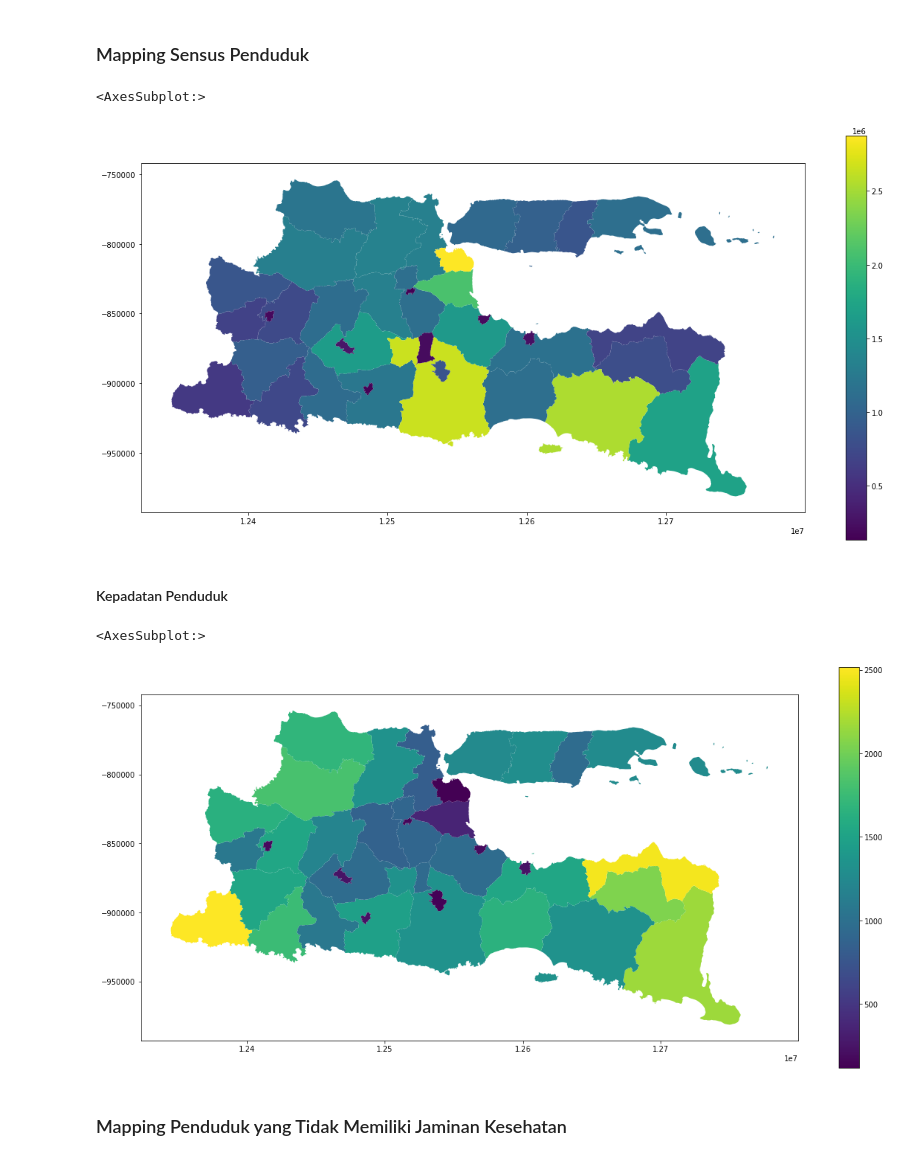
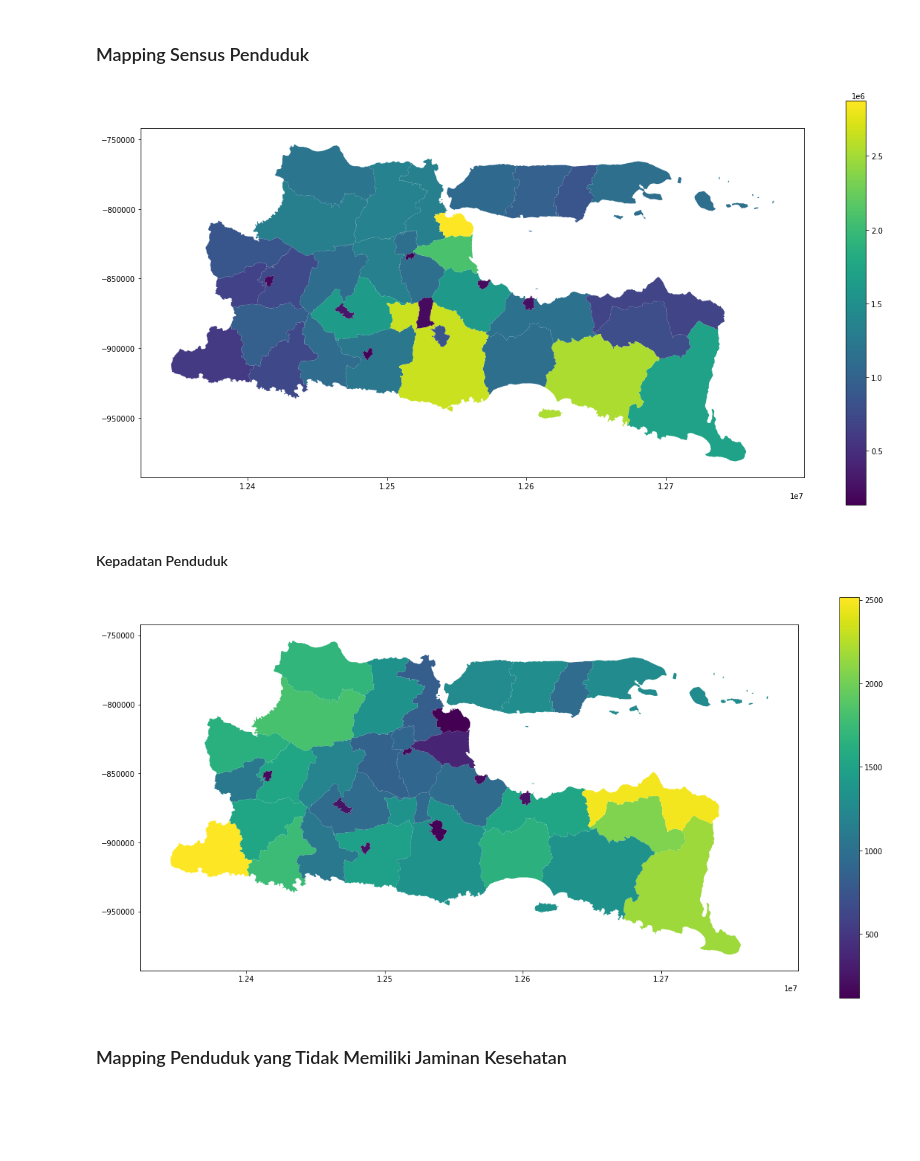
Before and after one commit to azamaulanaaa/jatim-on-data, a Jupyter notebook: Spatial Analysis.ipynb, the cells around one changed output. Drawn from its saved outputs; the diff is of its cells as text; code cells hidden in the pictures; blank space fills up the shorter version.

```diff
--- a/Spatial Analysis.ipynb
+++ b/Spatial Analysis.ipynb
@@ -37,6 +38,13 @@ import matplotlib.pyplot as plt
 # %%
 gdf = gpd.read_file(
-    filename = './data bersih/kabupaten dan kota di jawa timur.gpkg',
+    filename = pyunduh.Default(
+        "{}/sample data/kabupaten dan kota di jawa timur.gpkg".format(REPO),
+    ),
+).to_crs(
+    epsg = 3857,
+).sort_values(
+    by = ["Tingkat", "Wilayah"],
+    ignore_index = True,
 )
-gdf.head()
+gdf.info()
 # %% [output]
@@ -77,9 +145,14 @@ df_jakes_p.head()
 # %% [markdown]
 ### Sensus Penduduk
 # %%
-df_sensus = pd.read_csv(
-    filepath_or_buffer = "./data bersih/sensus penduduk.csv",
+dfSensus = pd.read_csv(
+    filepath_or_buffer = pyunduh.Default(
+        "{}/sample data/sensus penduduk.csv".format(REPO),
+    ),
     index_col = 0,
+).sort_values(
+    by = ["Tingkat", "Wilayah"],
+    ignore_index = True,
 )
-df_sensus.head()
+dfSensus.info()
 # %% [output]
@@ -287,26 +313,37 @@ df_neighbors.head()
 5 rows × 38 columns
 # %% [markdown]
 ### Mapping Sensus Penduduk
-# %%
-gdf.plot(
-    column = df_sensus["Total Jenis Kelamin"],
-    legend = True,
-    figsize = (20, 10),
-)
-# %% [output]
-<AxesSubplot:>
-[figure, removed]
+# %%
+fig = plt.gcf()
+fig.set_size_inches(20, 10)
+ax = fig.add_subplot()
+
+gdf.plot(
+    column = dfSensus["Total Jenis Kelamin"],
+    legend = True,
+    ax = ax,
+)
+
+plt.show()
+# %% [output]
+[figure, added]
 # %% [markdown]
 #### Kepadatan Penduduk
 # %%
-s_kepadatan = gdf.area / df_sensus["Total Jenis Kelamin"]
+sKepadatan = gdf.area / dfSensus["Total Jenis Kelamin"]
+
+fig = plt.gcf()
+fig.set_size_inches(20, 10)
+ax = fig.add_subplot()
+
 gdf.plot(
-    column =  s_kepadatan,
+    column =  sKepadatan,
     legend = True,
-    figsize = (20, 10),
+    ax = ax,
 )
+
+plt.show()
 # %% [output]
-<AxesSubplot:>
 [figure]
 # %% [markdown]
 ### Mapping Penduduk yang Tidak Memiliki Jaminan Kesehatan
```
Also changed, not shown: parts of 66 cells of this notebook.
